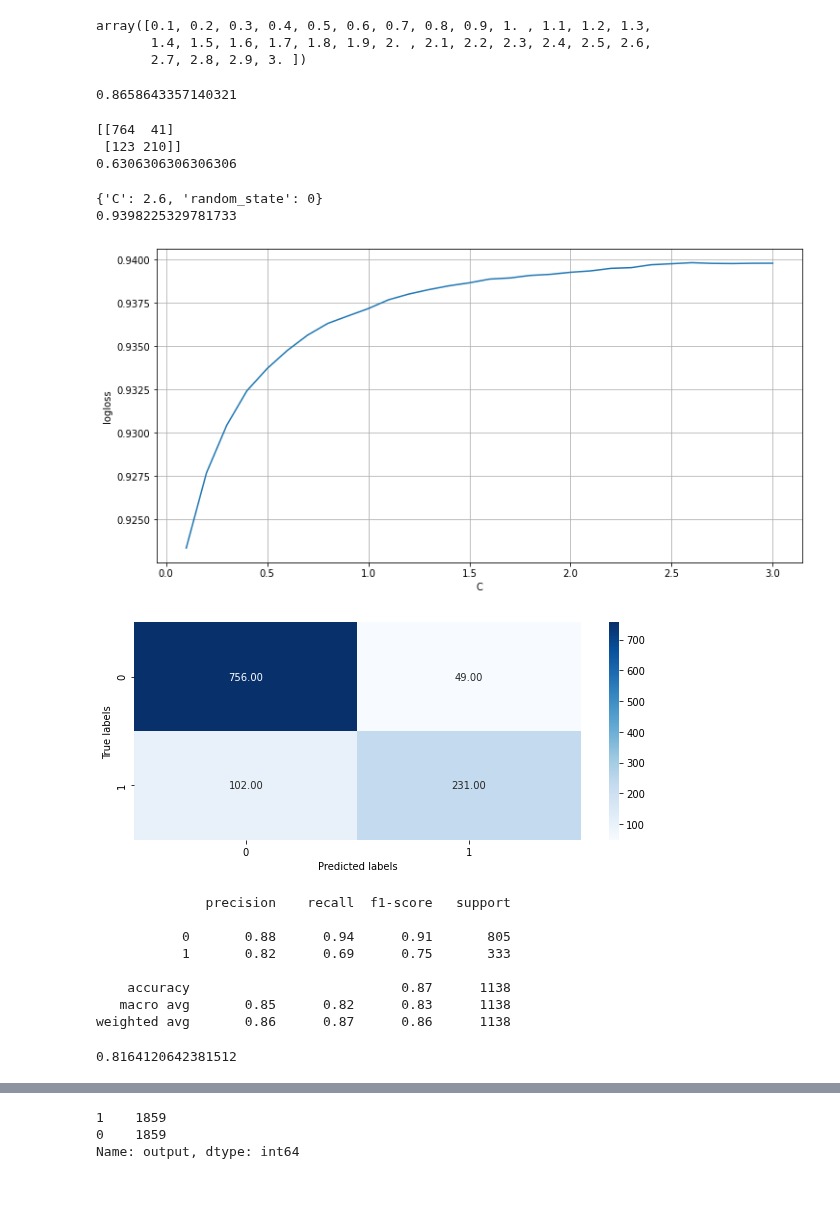
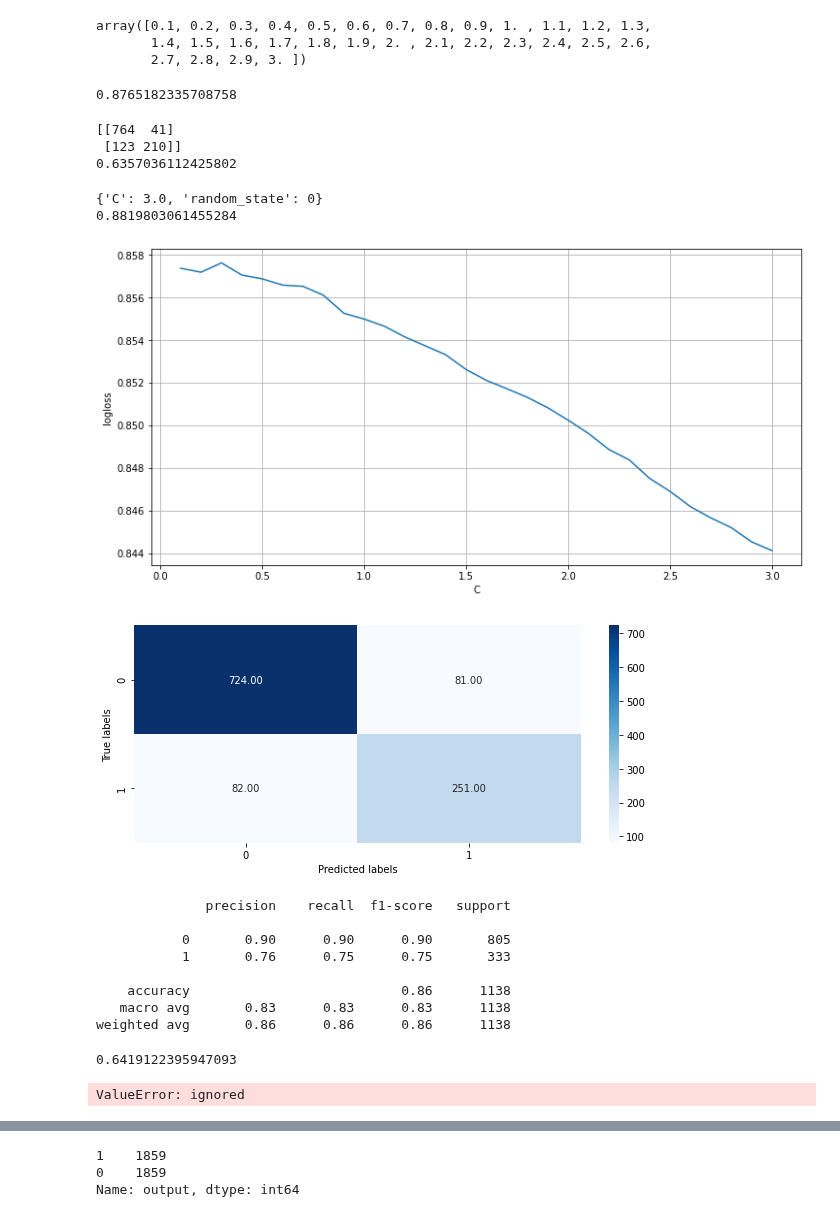
Before and after one commit to bachhvu/Policy-NLP, a Jupyter notebook: First_Party_Collection_Model_Development.ipynb, the cells around one changed output, grey strips where cells are left out. Drawn from its saved outputs; the diff is of its cells as text; code cells hidden in the pictures; blank space fills up the shorter version.

```diff
--- a/First_Party_Collection_Model_Development.ipynb
+++ b/First_Party_Collection_Model_Development.ipynb
@@ -110,42 +110,43 @@ array([0.1, 0.2, 0.3, 0.4, 0.5, 0.6, 0.7, 0.8, 0.9, 1. , 1.1, 1.2, 1.3,
 # %%
 kf = StratifiedKFold(n_splits=5, random_state=0, shuffle=False)
 params = {'C': alpha_list,
-          'random_state': [0]}
+          'random_state': [0]
+          }
 # %%
 classifier = LogisticRegression(random_state=0)
-cross_val_score(classifier, segments_train, targets_train, cv=kf, scoring='recall_micro').mean()
+cross_val_score(classifier, segments_train, targets_train, cv=kf, scoring='average_precision').mean()
 # %% [output]
-0.8658643357140321
+0.8765182335708758
 # %%
 classifier.fit(segments_train, targets_train)
 base_preds = classifier.predict(segments_test)
 print(confusion_matrix(targets_test.astype(str), base_preds.astype(str)))
-print(recall_score(targets_test,base_preds))
+print(average_precision_score(targets_test,base_preds))
 # %% [output]
 [[764  41]
  [123 210]]
-0.6306306306306306
+0.6357036112425802
 # %%
-grid_no_up = GridSearchCV(classifier, param_grid=params, cv=kf, scoring='roc_auc').fit(segments_train, targets_train)
+grid_no_up = GridSearchCV(classifier, param_grid=params, cv=kf, scoring='average_precision').fit(segments_train, targets_train)
 print(grid_no_up.best_params_)
 print(grid_no_up.best_score_)
 # %% [output]
-{'C': 2.6, 'random_state': 0}
-0.9398225329781733
+{'C': 3.0, 'random_state': 0}
+0.8819803061455284
 # %%
 results = pd.DataFrame()
 # collect parameter list
-results['alpha'] = grid_no_up.cv_results_['param_C'].data
+results['alpha'] = grid_no_up.cv_results_['param_alpha'].data
 # collect test scores
 results['score'] = grid_no_up.cv_results_['mean_test_score'].data
 
 plt.rcParams['figure.figsize'] = (12.0, 6.0)
 plt.plot(results['alpha'], results['score'])
 plt.xlabel('C')
 plt.ylabel('logloss')
 plt.grid()
 # %% [output]
-[figure, old version]
+[figure, new version]
 # %%
 grid_no_up_preds = grid_no_up.best_estimator_.predict(segments_test)
 #labels = segments['do_not_track'].unique()
@@ -163,19 +164,19 @@ plt.show()
 #Quick diagnostics
 print(classification_report(targets_test.astype(str),grid_no_up_preds.astype(str)))
 # %% [output]
-[figure, old version]
+[figure, new version]
               precision    recall  f1-score   support
 
-           0       0.88      0.94      0.91       805
-           1       0.82      0.69      0.75       333
+           0       0.90      0.90      0.90       805
+           1       0.76      0.75      0.75       333
 
-    accuracy                           0.87      1138
-   macro avg       0.85      0.82      0.83      1138
-weighted avg       0.86      0.87      0.86      1138
+    accuracy                           0.86      1138
+   macro avg       0.83      0.83      0.83      1138
+weighted avg       0.86      0.86      0.86      1138
 # %%
-roc_auc_score(targets_test,grid_no_up_preds)
+average_precision_score(targets_test,grid_no_up_preds)
 # %% [output]
-0.8164120642381512
+0.6419122395947093
 # %%
 from imblearn.over_sampling import SMOTE
 from imblearn.pipeline import Pipeline, make_pipeline
@@ -184,7 +185,9 @@ imba_pipeline = make_pipeline(SMOTE(random_state=0),
                              LogisticRegression(random_state=0))
 
 new_params = {'logisticregression__' + key: params[key] for key in params}
-grid_imba = GridSearchCV(imba_pipeline, param_grid=new_params, cv=kf, scoring='roc_auc').fit(segments_train, targets_train)
+grid_imba = GridSearchCV(imba_pipeline, param_grid=new_params, cv=kf, scoring='average_precision').fit(segments_train, targets_train)
+# %% [output]
+ValueError: ignored
 # %%
 print(grid_imba.best_params_)
 print(grid_imba.best_score_)
```
Also changed, not shown: parts of 5 cells of this notebook.
